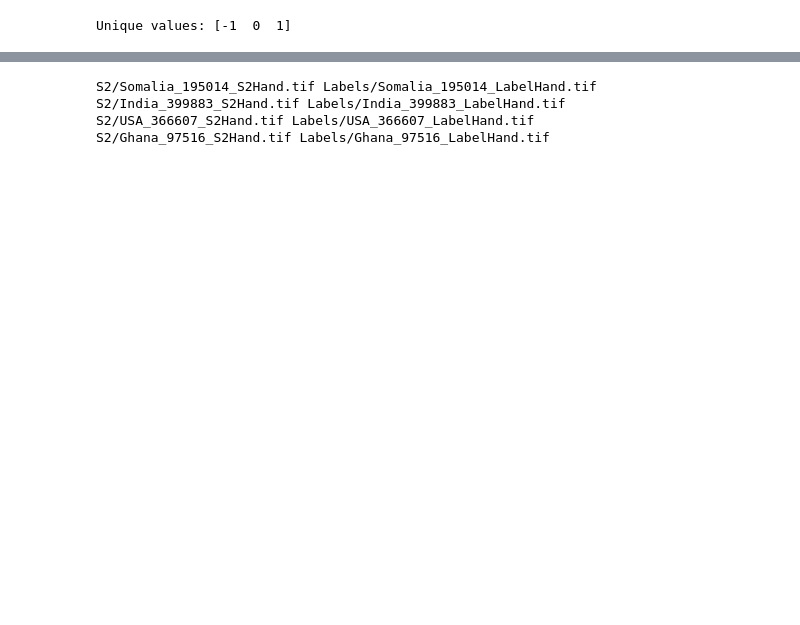
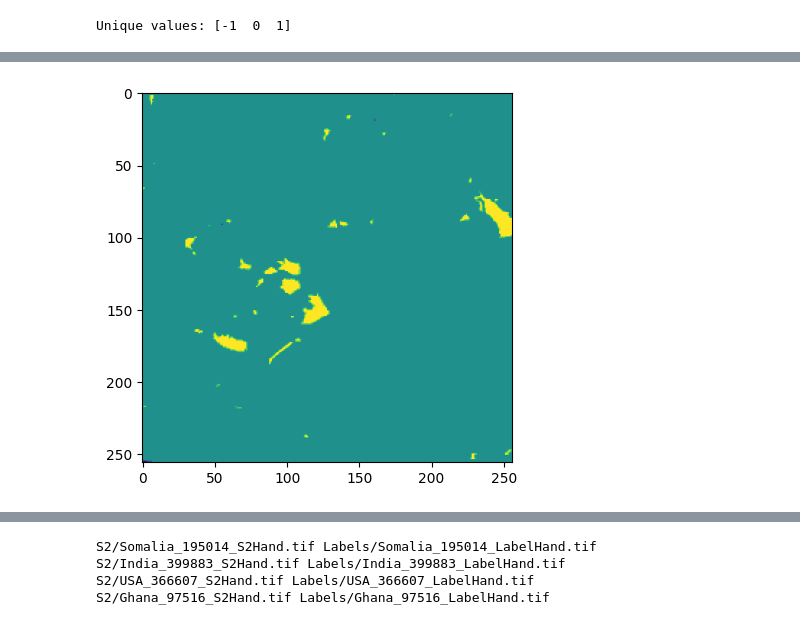
Before and after one commit to sashkaw/flood-data-api, a Jupyter notebook: ml/train.ipynb, the cells around one changed output, grey strips where cells are left out. Cells and saved outputs as stored; diff of their text form; code cells hidden in the pictures; blank space fills up the shorter version.

```diff
--- a/ml/train.ipynb
+++ b/ml/train.ipynb
@@ -350,0 +235,8 @@ def processTestIm(data: list) -> tuple[torch.Tensor, torch.Tensor]:
+# %%
+# Test loading files
+test_load = []
+for i in range(4):
+    test_load.append(load_images(X_train_files.values[i], y_train_files.values[i]))
+
+# Create tf Dataset from list of data
+ts = tf.data.Dataset.from_tensor_slices(test_load)
@@ -350,0 +268,21 @@ def processTestIm(data: list) -> tuple[torch.Tensor, torch.Tensor]:
+# %%
+def filter_padding(x):
+    seq_len = tf.math.count_nonzero(x, axis=-1)
+    return tf.math.reduce_all(seq_len > 0)
+
+# TODO: Fix batch and augmentation code so we load all the data correctly
+
+# Test loading in batches
+# See this link for explanations of each param:
+# https://stackoverflow.com/questions/61872417/what-does-train-data-cache-shufflebuffer-size-batchbatch-size-repeat-do
+train_batches = (
+    ts
+    .cache()
+    #.shuffle(BUFFER_SIZE)
+    #.batch(BATCH_SIZE) # Use drop_remainder if data has to have statically known shape
+    .padded_batch(batch_size=BATCH_SIZE)
+    #.filter(filter_padding)
+    #.repeat()
+    .map(Augment())
+    .prefetch(buffer_size=tf.data.AUTOTUNE)
+)
@@ -350,0 +328,16 @@ def processTestIm(data: list) -> tuple[torch.Tensor, torch.Tensor]:
+# %%
+# Plot data loaded through pipeline
+t = []
+for images in train_batches.take(1):
+    #print(images[0].shape)
+    for i in images:
+        #display(i[:, :, 0])
+        #print(type(i))
+        #plt.subplot(1, 2, 1)
+        for j in i:
+            #print(j.shape)
+            #plt.subplot(1, 2, 2)
+            plt.imshow(tf.squeeze(j))
+
+    #t.append(images)
+# %% [output]
@@ -350,0 +346 @@ def processTestIm(data: list) -> tuple[torch.Tensor, torch.Tensor]:
+[figure, added]
```
Also changed, not shown: parts of 22 cells of this notebook.
